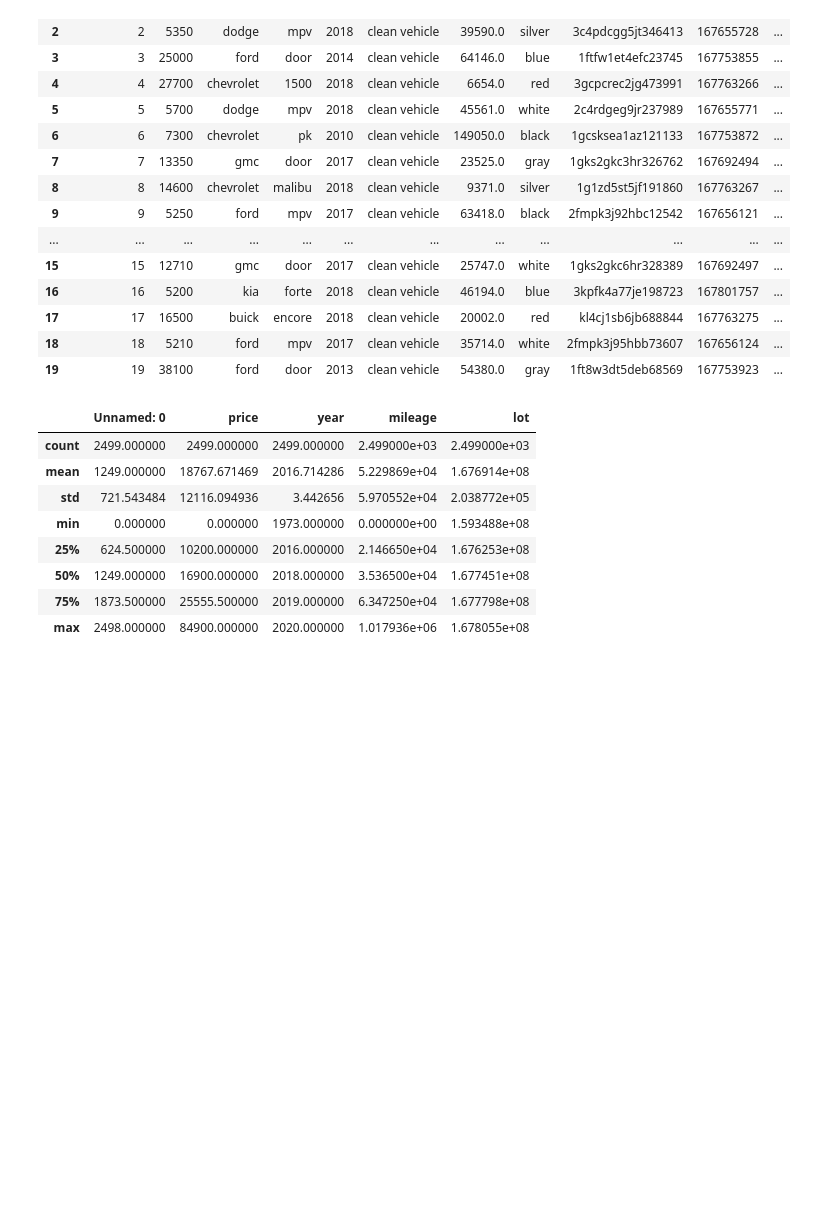
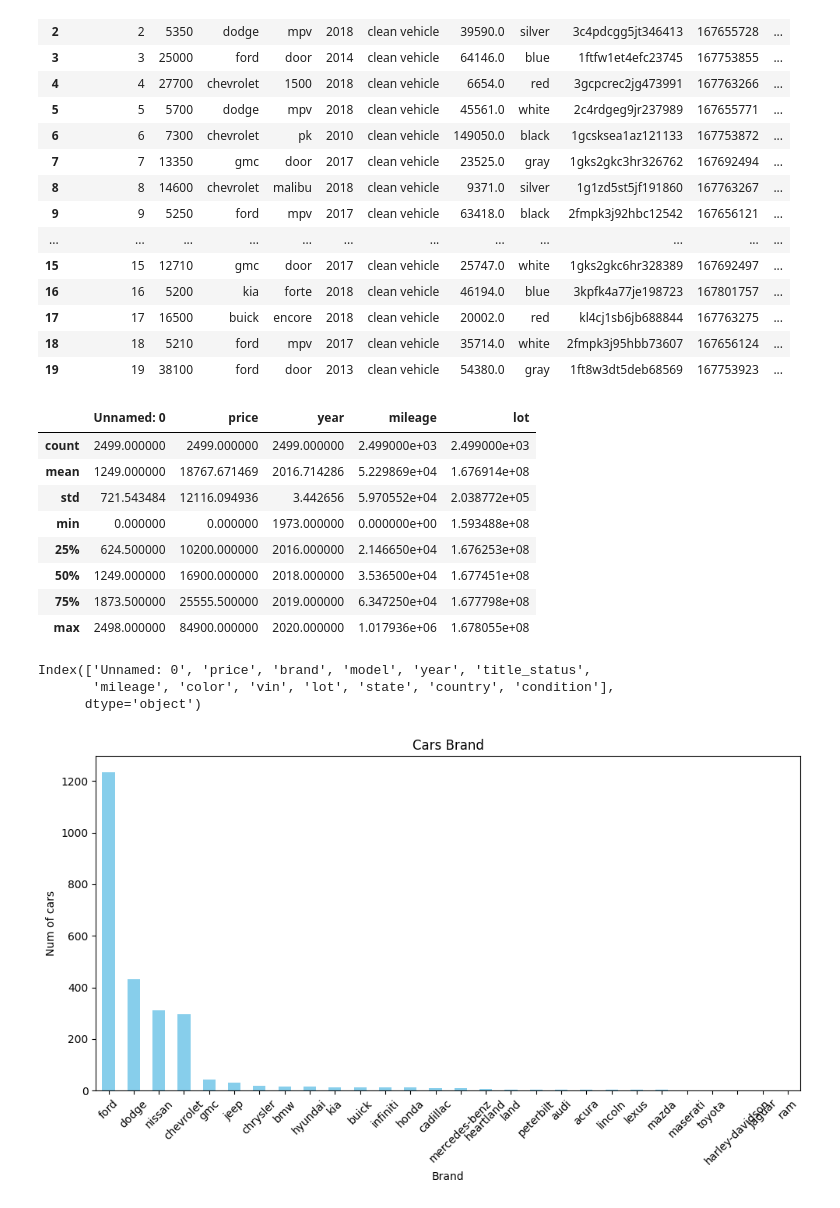
Before and after one commit to Tatraa/Data-Science, a Jupyter notebook: Assigment1/Assignment_1_opt.ipynb, the cells around one changed output. Cells and saved outputs as stored; diff of their text form; code cells hidden in the pictures; blank space fills up the shorter version.

```diff
--- a/Assigment1/Assignment_1_opt.ipynb
+++ b/Assigment1/Assignment_1_opt.ipynb
@@ -50,3 +50,23 @@ data.describe()
 | 50% | 1249.000000 | 16900.000000 | 2018.000000 | 3.536500e+04 | 1.677451e+08 |
 | 75% | 1873.500000 | 25555.500000 | 2019.000000 | 6.347250e+04 | 1.677798e+08 |
 | max | 2498.000000 | 84900.000000 | 2020.000000 | 1.017936e+06 | 1.678055e+08 |
+# %%
+print(data.columns)
+cars_categorical_df = ['brand', 'model', 'title_status', 'color', 'vin', 'state', 'country', 'condition', 'lot']
+cars_numerical_df = ['price', 'year', 'mileage',]
+# %% [output]
+Index(['Unnamed: 0', 'price', 'brand', 'model', 'year', 'title_status',
+       'mileage', 'color', 'vin', 'lot', 'state', 'country', 'condition'],
+      dtype='object')
+# %%
+plt.figure(figsize=(10, 6))
+brand_counts = data['brand'].value_counts()
+brand_counts.plot(kind='bar', color='skyblue')
+plt.xlabel('Brand')
+plt.ylabel('Num of cars')
+plt.title('Cars Brand')
+plt.xticks(rotation=45)
+plt.tight_layout()
+plt.show()
+# %% [output]
+[figure, added]
```
Also changed, not shown: parts of 6 cells of this notebook.
